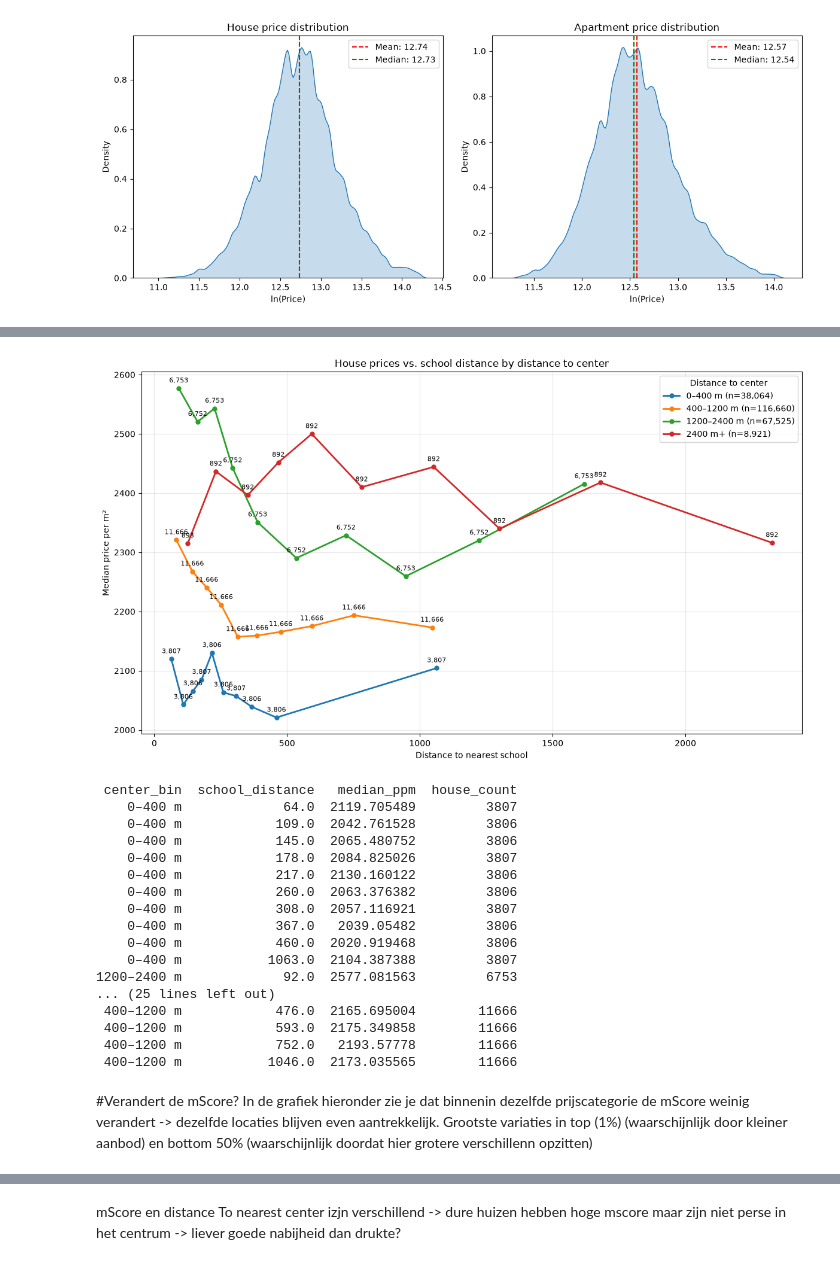
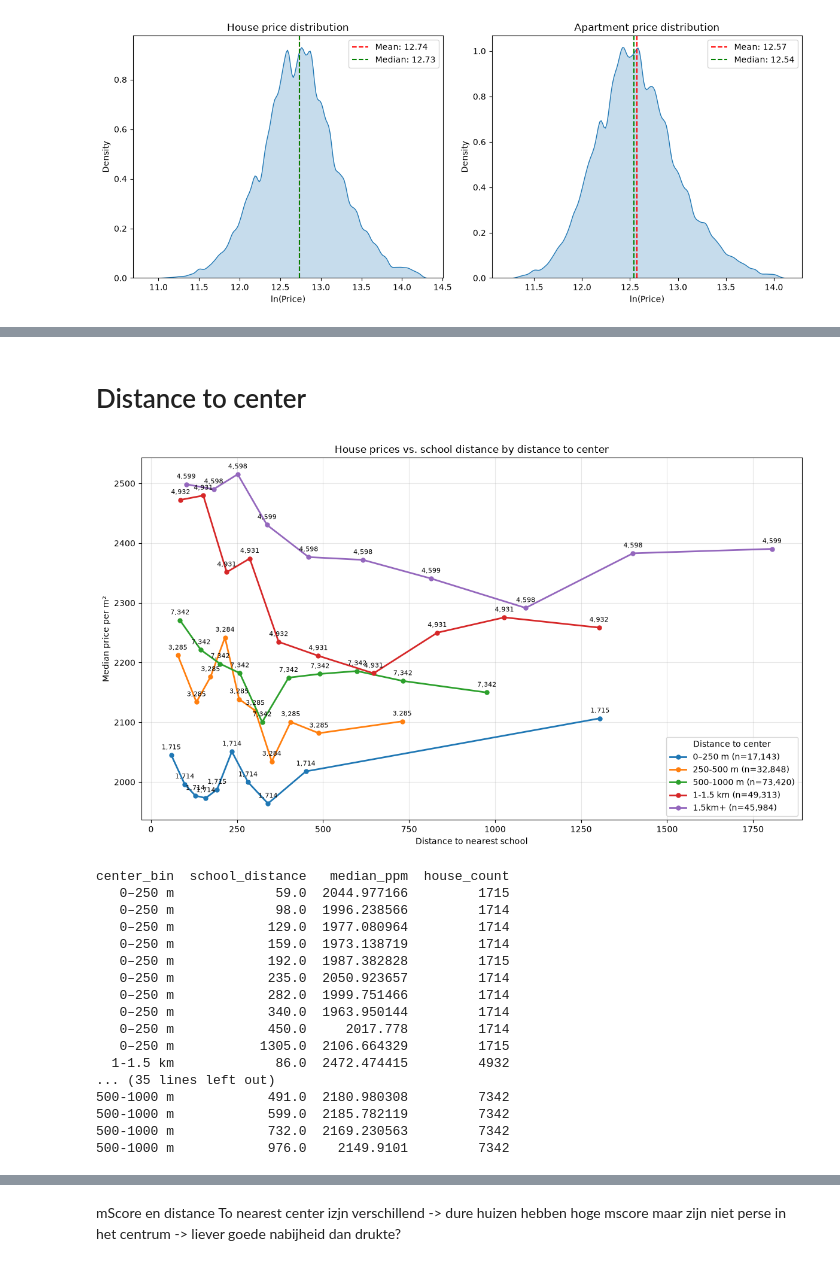
Before and after one commit to fedramoeykens/MBF_assignments, a Jupyter notebook: Assignment1_notebook.ipynb, the cells around one changed output, grey strips where cells are left out. Saved outputs shown, nothing was run; the diff lists cells and outputs as text; code cells hidden in the pictures.

```diff
--- a/Assignment1_notebook.ipynb
+++ b/Assignment1_notebook.ipynb
@@ -164,8 +165,8 @@ category           8
 Int64              8
 datetime64[us]     3
 # %%
-data_realo = data_realo.drop([ 'way', 'hasGarden', 'estimatedGardenArea', 'isNewBuild',
-       'buildYear', 'renovationYear', 'energyConsumption', 'certificateDate',
+data_realo = data_realo.drop([ 'way', 'hasGarden', 'isNewBuild',
+       'buildYear', 'renovationYear', 'certificateDate',
        'eLevel', 'kLevel', 'heatingType', 'floodProneLocation',
        'numberOfBedrooms', 'numberOfBathrooms', 'numberOfToilets',
        'numberOfFloors', 'floor','buildingCondition', 'cadastralIncome', 'secondaryHousingType','hasSingleGlass',
@@ -298 +295,5 @@ data_prices["price/m2"] = data_prices["price"] / data_prices["estimatedArea"]
+# %%
+data_realo = data_realo[data_realo["estimatedArea"]!= np.nan]
+data_realo["price/m2"] = data_realo["price"] / data_realo["estimatedArea"]
+data_prices = data_realo.copy()
 # %%
@@ -1339,9 +508,8 @@ year
 # %%
 data_prices['price/m2hab'] = data_prices['price'] / data_prices['habitableArea']
+# %% [markdown]
+# Distance to center
 # %%
-import pandas as pd
-import matplotlib.pyplot as plt
-
 d = df.query("housingType == 'HOUSE'").copy()
 
 d["ppm"] = pd.to_numeric(d["price/m2hab_adj"], errors="coerce")
@@ -1351,8 +519,8 @@ d["school"] = pd.to_numeric(d["schoolDistance"], errors="coerce")
 d = d.dropna(subset=["ppm", "school", "center"])
 
 # Fixed distance-to-center buckets
-center_bins = [0, 400, 1200, 2400, float("inf")]
-center_labels = ["0–400 m", "400–1200 m", "1200–2400 m", "2400 m+"]
+center_bins = [0, 250,500,1000,1500, float("inf")]
+center_labels = ["0–250 m", "250-500 m", "500-1000 m", "1-1.5 km","1.5km+"]
 
 d["center_bin"] = pd.cut(
     d["center"],
@@ -1416,52 +584,48 @@ for label in center_labels:
         linewidth=2,
         label=f"{label} (n={d[d['center_bin'] == label].shape[0]:,})"
     )
 
     # Show house count at each point
     for _, row in subset.iterrows():
         ax.annotate(
             f"{int(row['house_count']):,}",
             (row["school_distance"], row["median_ppm"]),
             xytext=(0, 7),
             textcoords="offset points",
             ha="center",
             fontsize=8
         )
 
 ax.set_xlabel("Distance to nearest school")
 ax.set_ylabel("Median price per m²")
 ax.set_title("House prices vs. school distance by distance to center")
 ax.grid(True, alpha=0.3)
 ax.legend(title="Distance to center")
 plt.tight_layout()
 plt.show()
 
 # Check the number of houses per plotted point
 print(
     summary[["center_bin", "school_distance", "median_ppm", "house_count"]]
     .sort_values(["center_bin", "school_distance"])
     .to_string(index=False)
 )
 # %% [output]
-[figure, old version]
+[figure, new version]
- center_bin  school_distance   median_ppm  house_count
-    0–400 m             64.0  2119.705489         3807
-    0–400 m            109.0  2042.761528         3806
-    0–400 m            145.0  2065.480752         3806
-    0–400 m            178.0  2084.825026         3807
-    0–400 m            217.0  2130.160122         3806
-    0–400 m            260.0  2063.376382         3806
-    0–400 m            308.0  2057.116921         3807
-    0–400 m            367.0   2039.05482         3806
-    0–400 m            460.0  2020.919468         3806
-    0–400 m           1063.0  2104.387388         3807
-1200–2400 m             92.0  2577.081563         6753
-... (25 lines left out)
- 400–1200 m            476.0  2165.695004        11666
- 400–1200 m            593.0  2175.349858        11666
- 400–1200 m            752.0   2193.57778        11666
- 400–1200 m           1046.0  2173.035565        11666
+center_bin  school_distance   median_ppm  house_count
+   0–250 m             59.0  2044.977166         1715
+   0–250 m             98.0  1996.238566         1714
+   0–250 m            129.0  1977.080964         1714
+   0–250 m            159.0  1973.138719         1714
+   0–250 m            192.0  1987.382828         1715
+   0–250 m            235.0  2050.923657         1714
+   0–250 m            282.0  1999.751466         1714
+   0–250 m            340.0  1963.950144         1714
+   0–250 m            450.0     2017.778         1714
+   0–250 m           1305.0  2106.664329         1715
+  1-1.5 km             86.0  2472.474415         4932
+... (35 lines left out)
+500-1000 m            491.0  2180.980308         7342
+500-1000 m            599.0  2185.782119         7342
+500-1000 m            732.0  2169.230563         7342
+500-1000 m            976.0    2149.9101         7342
-# %% [markdown]
-#Verandert de mScore?
-In de grafiek hieronder zie je dat binnenin dezelfde prijscategorie de mScore weinig verandert -> dezelfde locaties blijven even aantrekkelijk.
-Grootste variaties in top (1%) (waarschijnlijk door kleiner aanbod) en bottom 50% (waarschijnlijk doordat hier grotere verschillenn opzitten)
```
Also changed, not shown: parts of 44 cells of this notebook, 4 other files.
